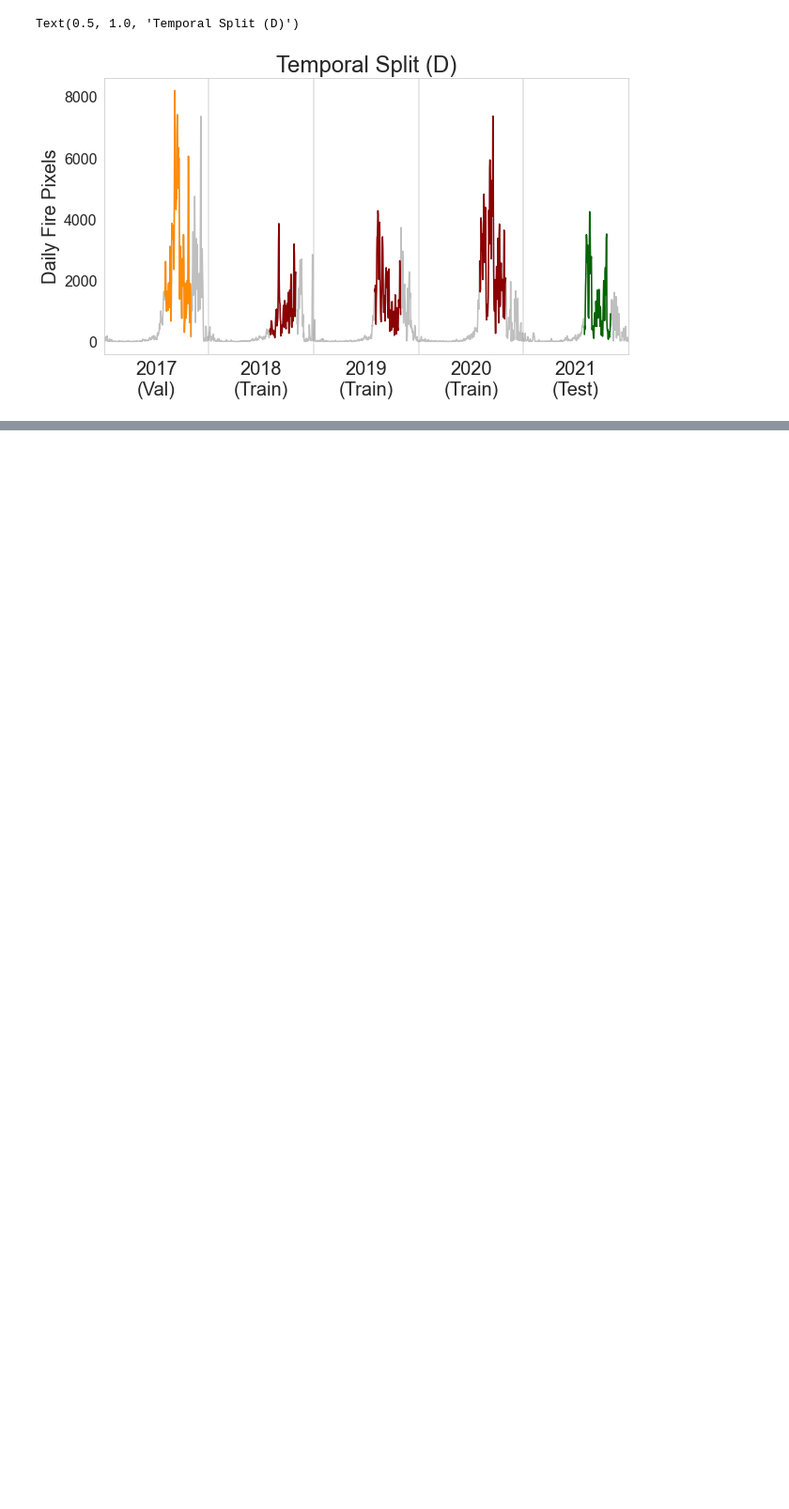
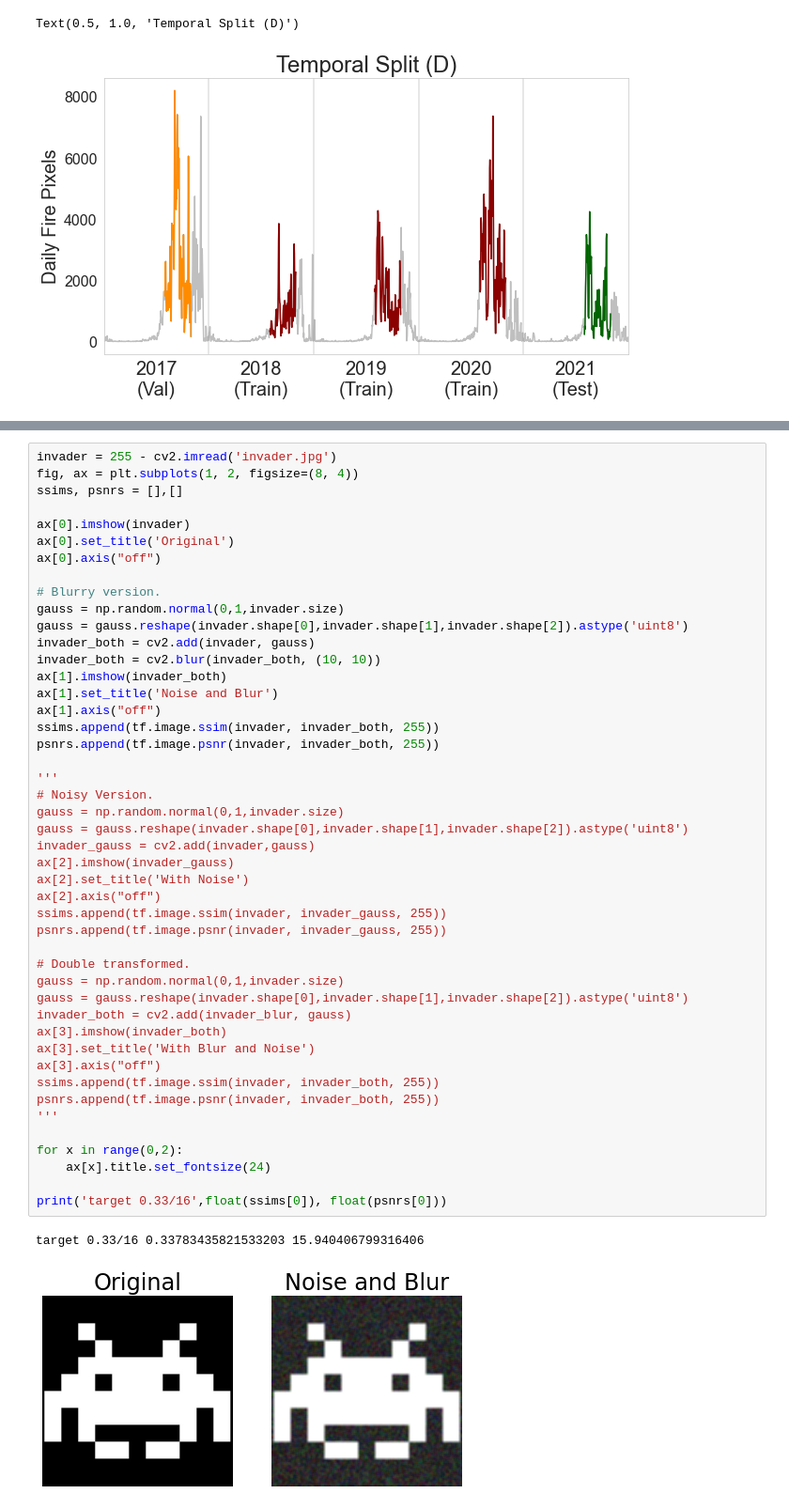
Before and after one commit to steve-hewitt/amazon, a Jupyter notebook: Dataset_Constructor_v3.ipynb, the cells around one changed output, grey strips where cells are left out. Shown: that part at 94% size. Saved outputs shown, nothing was run; the diff lists cells and outputs as text; blank space fills up the shorter version.

```diff
--- a/Dataset_Constructor_v3.ipynb
+++ b/Dataset_Constructor_v3.ipynb
@@ -1716,0 +1753,49 @@ Text(0.5, 1.0, 'Temporal Split (D)')
+# %%
+invader = 255 - cv2.imread('invader.jpg')
+fig, ax = plt.subplots(1, 2, figsize=(8, 4))
+ssims, psnrs = [],[]
+
+ax[0].imshow(invader)
+ax[0].set_title('Original')
+ax[0].axis("off")
+
+# Blurry version.
+gauss = np.random.normal(0,1,invader.size)
+gauss = gauss.reshape(invader.shape[0],invader.shape[1],invader.shape[2]).astype('uint8')
+invader_both = cv2.add(invader, gauss)
+invader_both = cv2.blur(invader_both, (10, 10))
+ax[1].imshow(invader_both)
+ax[1].set_title('Noise and Blur')
+ax[1].axis("off")
+ssims.append(tf.image.ssim(invader, invader_both, 255))
+psnrs.append(tf.image.psnr(invader, invader_both, 255))
+
+'''
+# Noisy Version.
+gauss = np.random.normal(0,1,invader.size)
+gauss = gauss.reshape(invader.shape[0],invader.shape[1],invader.shape[2]).astype('uint8')
+invader_gauss = cv2.add(invader,gauss)
+ax[2].imshow(invader_gauss)
+ax[2].set_title('With Noise')
+ax[2].axis("off")
+ssims.append(tf.image.ssim(invader, invader_gauss, 255))
+psnrs.append(tf.image.psnr(invader, invader_gauss, 255))
+
+# Double transformed.
+gauss = np.random.normal(0,1,invader.size)
+gauss = gauss.reshape(invader.shape[0],invader.shape[1],invader.shape[2]).astype('uint8')
+invader_both = cv2.add(invader_blur, gauss)
+ax[3].imshow(invader_both)
+ax[3].set_title('With Blur and Noise')
+ax[3].axis("off")
+ssims.append(tf.image.ssim(invader, invader_both, 255))
+psnrs.append(tf.image.psnr(invader, invader_both, 255))
+'''
+
+for x in range(0,2):
+    ax[x].title.set_fontsize(24)
+
+print('target 0.33/16',float(ssims[0]), float(psnrs[0]))
+# %% [output]
+target 0.33/16 0.33783435821533203 15.940406799316406
+[figure, added]
```
Also changed, not shown: parts of 10 cells of this notebook, 1 other file.
